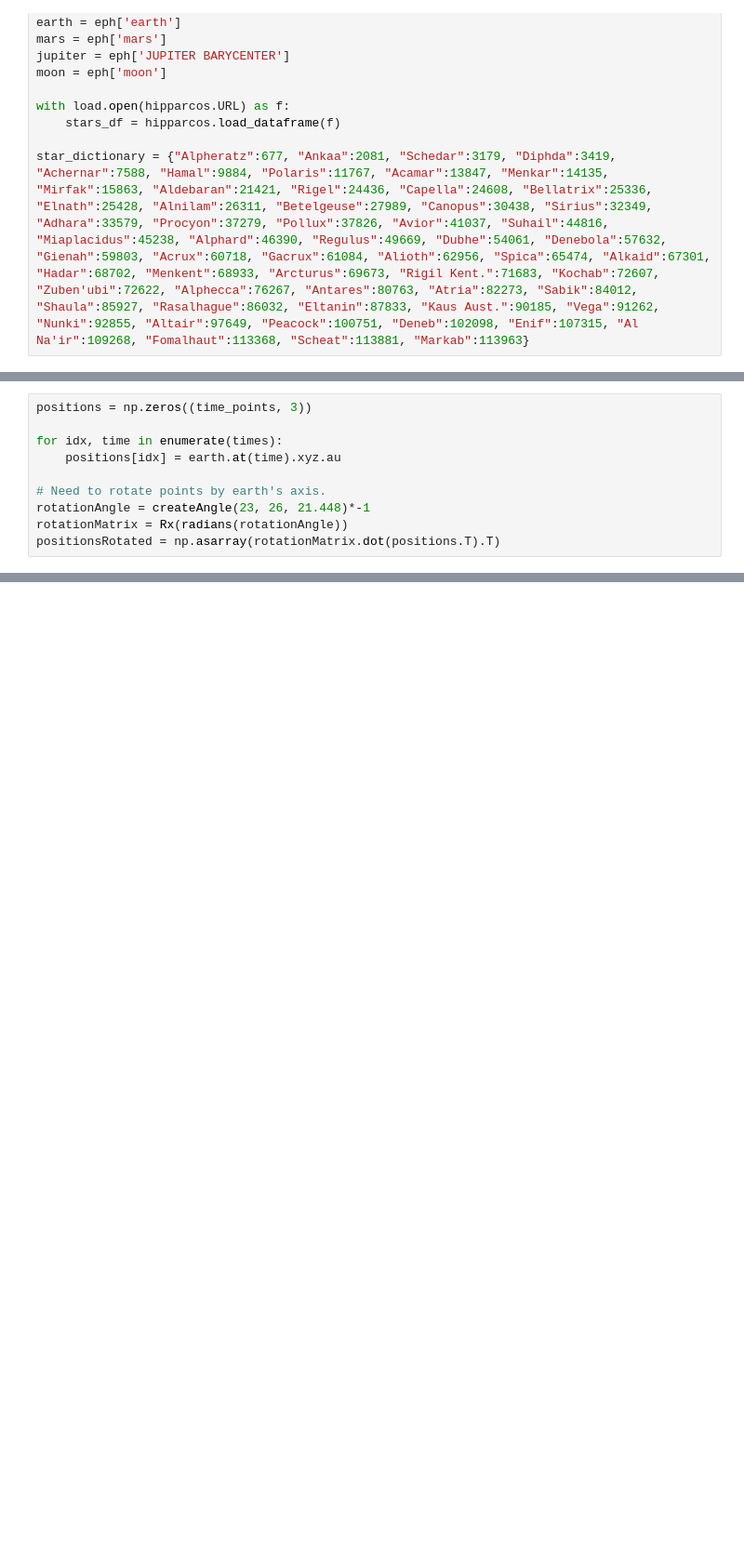
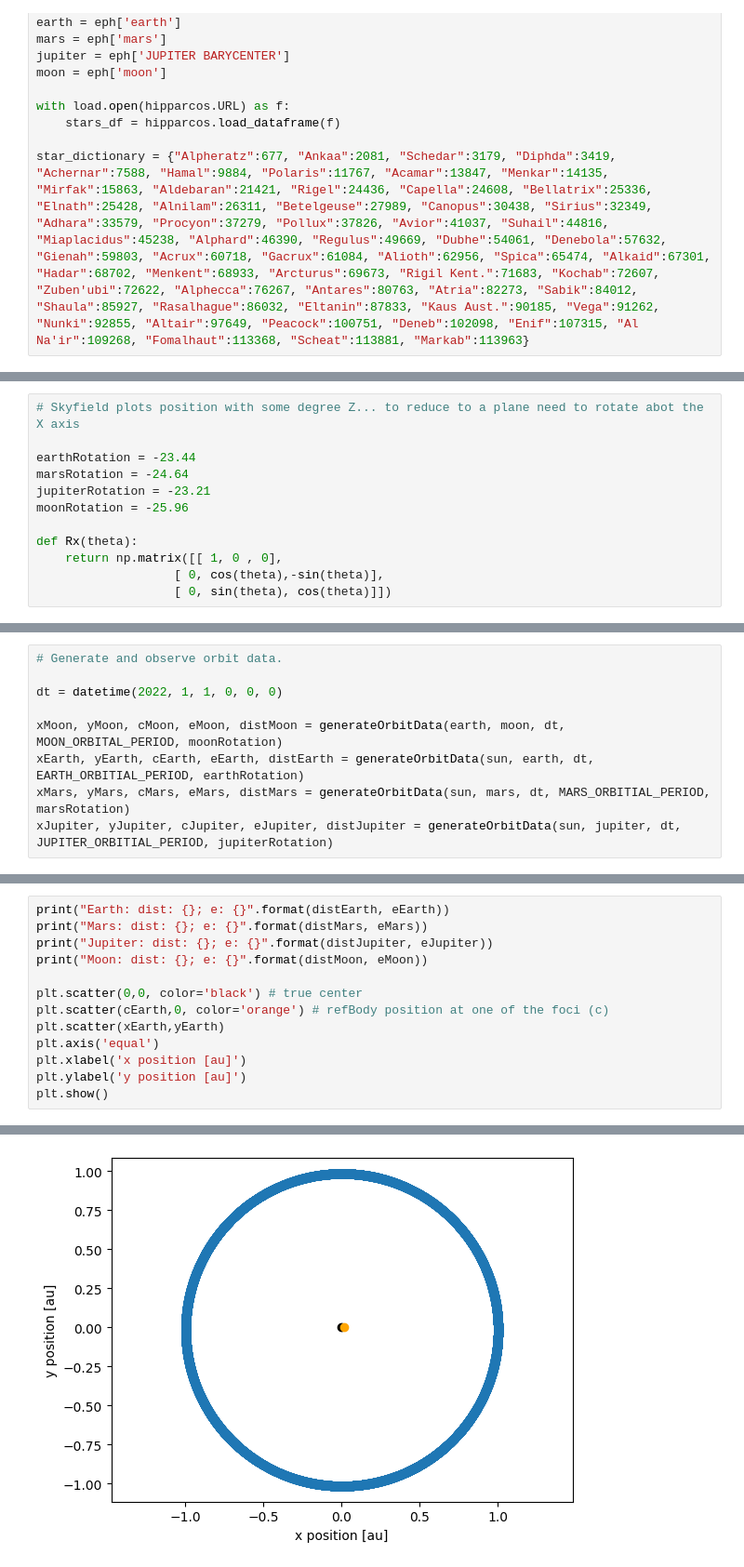
Before and after one commit to jeffrwatts/astronomy-notebooks, a Jupyter notebook: Kepler Exercises.ipynb, the cells around one changed output, grey strips where cells are left out. Shown at 93% size. Cells and saved outputs as stored; diff of their text form; blank space fills up the shorter version.

```diff
--- a/Kepler Exercises.ipynb
+++ b/Kepler Exercises.ipynb
@@ -58,10 +76,0 @@ times = ts.linspace(t_start, t_end, num=time_points)
-# %%
-positions = np.zeros((time_points, 3))
-
-for idx, time in enumerate(times):
-    positions[idx] = earth.at(time).xyz.au
-
-# Need to rotate points by earth's axis.
-rotationAngle = createAngle(23, 26, 21.448)*-1
-rotationMatrix = Rx(radians(rotationAngle))
-positionsRotated = np.asarray(rotationMatrix.dot(positions.T).T)
@@ -105,0 +77,12 @@ plt.show()
+# %%
+# Skyfield plots position with some degree Z... to reduce to a plane need to rotate abot the X axis
+
+earthRotation = -23.44
+marsRotation = -24.64
+jupiterRotation = -23.21
+moonRotation = -25.96
+
+def Rx(theta):
+    return np.matrix([[ 1, 0 , 0],
+                   [ 0, cos(theta),-sin(theta)],
+                   [ 0, sin(theta), cos(theta)]])
@@ -105,0 +124,9 @@ plt.show()
+# %%
+# Generate and observe orbit data.
+
+dt = datetime(2022, 1, 1, 0, 0, 0)
+
+xMoon, yMoon, cMoon, eMoon, distMoon = generateOrbitData(earth, moon, dt, MOON_ORBITAL_PERIOD, moonRotation)
+xEarth, yEarth, cEarth, eEarth, distEarth = generateOrbitData(sun, earth, dt, EARTH_ORBITIAL_PERIOD, earthRotation)
+xMars, yMars, cMars, eMars, distMars = generateOrbitData(sun, mars, dt, MARS_ORBITIAL_PERIOD, marsRotation)
+xJupiter, yJupiter, cJupiter, eJupiter, distJupiter = generateOrbitData(sun, jupiter, dt, JUPITER_ORBITIAL_PERIOD, jupiterRotation)
@@ -105,0 +142,14 @@ plt.show()
+# %%
+print("Earth: dist: {}; e: {}".format(distEarth, eEarth))
+print("Mars: dist: {}; e: {}".format(distMars, eMars))
+print("Jupiter: dist: {}; e: {}".format(distJupiter, eJupiter))
+print("Moon: dist: {}; e: {}".format(distMoon, eMoon))
+
+plt.scatter(0,0, color='black') # true center
+plt.scatter(cEarth,0, color='orange') # refBody position at one of the foci (c)
+plt.scatter(xEarth,yEarth)
+plt.axis('equal')
+plt.xlabel('x position [au]')
+plt.ylabel('y position [au]')
+plt.show()
+# %% [output]
@@ -106,2 +160,3 @@ plt.show()
+[figure, added]
 # %% [markdown]
 # Kepler 3rd Law
```
Also changed, not shown: parts of 15 cells of this notebook.
